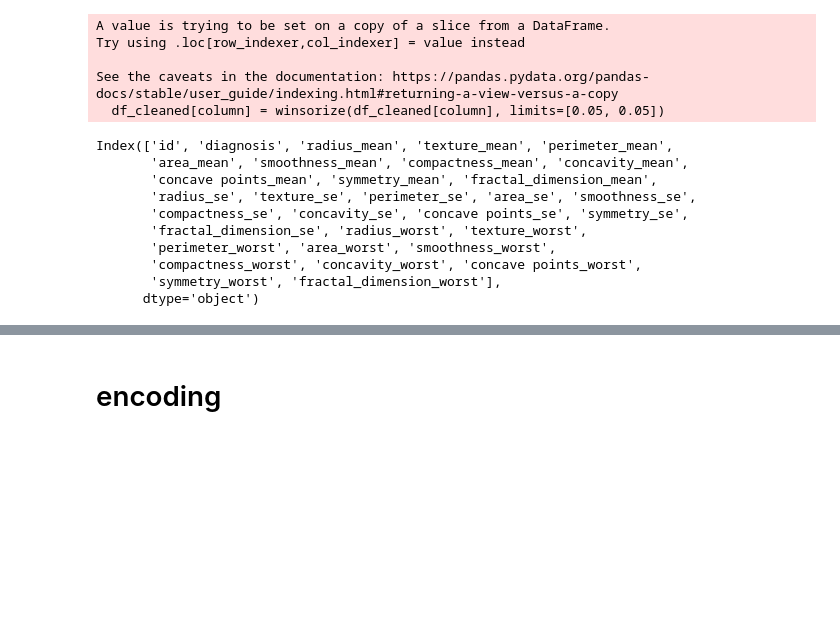
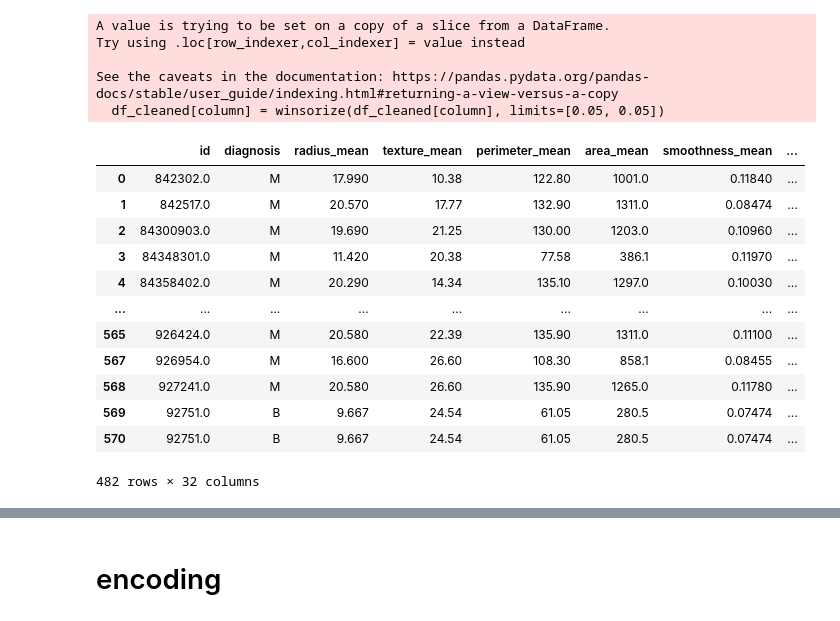
Before and after one commit to robertnesterodhiambo/robertnesterodhiambo-Data-analysis, a Jupyter notebook: unioversity ofwales.ipynb, the cells around one changed output, grey strips where cells are left out. Drawn from its saved outputs; the diff is of its cells as text; code cells hidden in the pictures; blank space fills up the shorter version.

```diff
--- a/unioversity ofwales.ipynb
+++ b/unioversity ofwales.ipynb
@@ -47,18 +47,21 @@ Try using .loc[row_indexer,col_indexer] = value instead
 See the caveats in the documentation: https://pandas.pydata.org/pandas-docs/stable/user_guide/indexing.html#returning-a-view-versus-a-copy
   df_cleaned[column] = winsorize(df_cleaned[column], limits=[0.05, 0.05])
 # %%
-df_cleaned.columns
+df_cleaned
 # %% [output]
+|  | id | diagnosis | radius_mean | texture_mean | perimeter_mean | area_mean | smoothness_mean | ... |
+| 0 | 842302.0 | M | 17.990 | 10.38 | 122.80 | 1001.0 | 0.11840 | ... |
+| 1 | 842517.0 | M | 20.570 | 17.77 | 132.90 | 1311.0 | 0.08474 | ... |
+| 2 | 84300903.0 | M | 19.690 | 21.25 | 130.00 | 1203.0 | 0.10960 | ... |
+| 3 | 84348301.0 | M | 11.420 | 20.38 | 77.58 | 386.1 | 0.11970 | ... |
+| 4 | 84358402.0 | M | 20.290 | 14.34 | 135.10 | 1297.0 | 0.10030 | ... |
+| ... | ... | ... | ... | ... | ... | ... | ... | ... |
+| 565 | 926424.0 | M | 20.580 | 22.39 | 135.90 | 1311.0 | 0.11100 | ... |
+| 567 | 926954.0 | M | 16.600 | 26.60 | 108.30 | 858.1 | 0.08455 | ... |
+| 568 | 927241.0 | M | 20.580 | 26.60 | 135.90 | 1265.0 | 0.11780 | ... |
+| 569 | 92751.0 | B | 9.667 | 24.54 | 61.05 | 280.5 | 0.07474 | ... |
+| 570 | 92751.0 | B | 9.667 | 24.54 | 61.05 | 280.5 | 0.07474 | ... |
-Index(['id', 'diagnosis', 'radius_mean', 'texture_mean', 'perimeter_mean',
-       'area_mean', 'smoothness_mean', 'compactness_mean', 'concavity_mean',
-       'concave points_mean', 'symmetry_mean', 'fractal_dimension_mean',
-       'radius_se', 'texture_se', 'perimeter_se', 'area_se', 'smoothness_se',
-       'compactness_se', 'concavity_se', 'concave points_se', 'symmetry_se',
-       'fractal_dimension_se', 'radius_worst', 'texture_worst',
-       'perimeter_worst', 'area_worst', 'smoothness_worst',
-       'compactness_worst', 'concavity_worst', 'concave points_worst',
-       'symmetry_worst', 'fractal_dimension_worst'],
-      dtype='object')
+482 rows × 32 columns
 # %%
 import seaborn as sns
 import matplotlib.pyplot as plt
```
Also changed, not shown: parts of 1 cell of this notebook.
